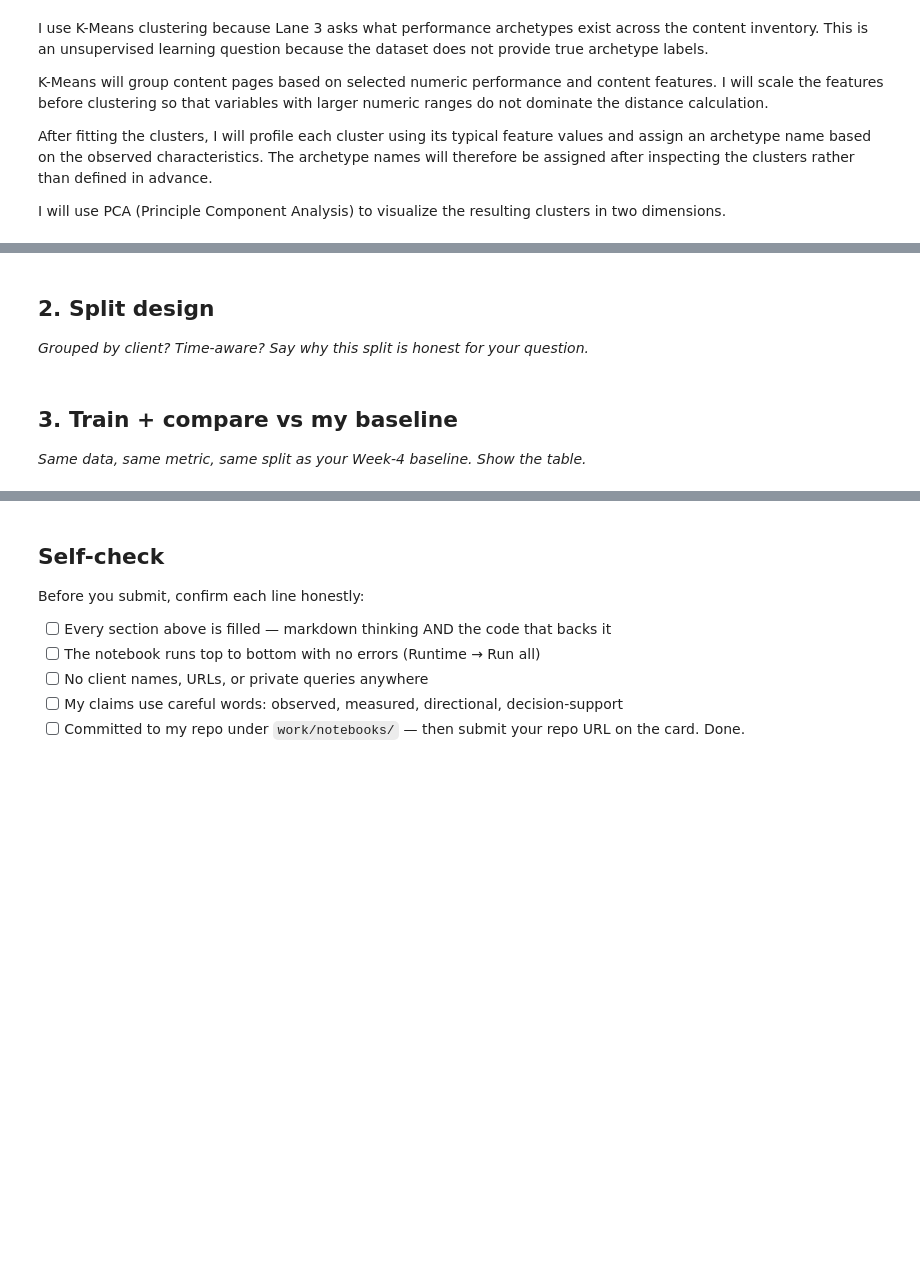
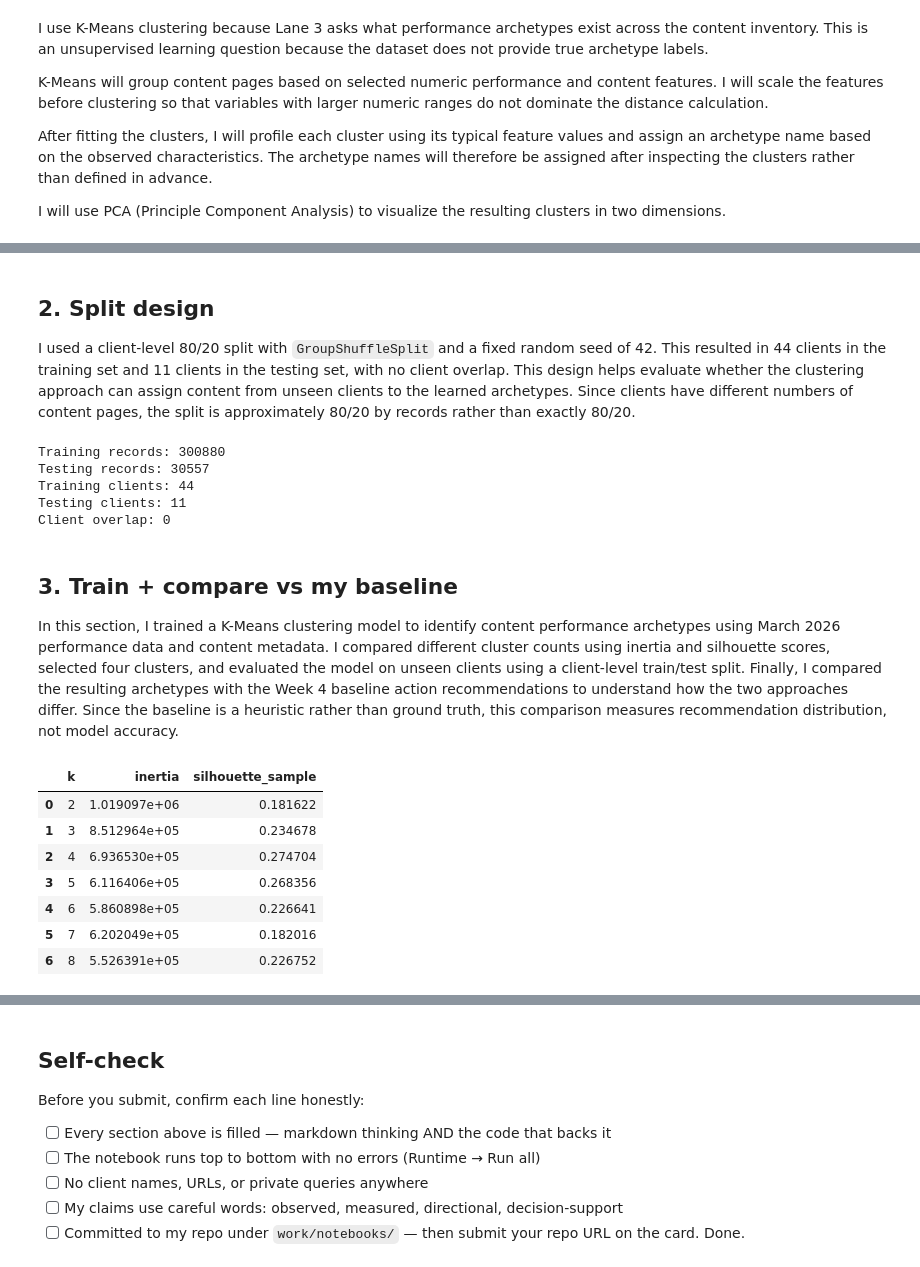
Before and after one commit to Mahnoor-Sajjad/Flyrank-Internship, a Jupyter notebook: work/notebooks/w05_model.ipynb, the cells around one changed output, grey strips where cells are left out. Drawn from its saved outputs; the diff is of its cells as text; code cells hidden in the pictures; blank space fills up the shorter version.

```diff
--- a/work/notebooks/w05_model.ipynb
+++ b/work/notebooks/w05_model.ipynb
@@ -673,8 +700,84 @@ I will use PCA (Principle Component Analysis) to visualize the resulting cluster
 # %% [markdown]
 ## 2. Split design
 
-*Grouped by client? Time-aware? Say why this split is honest for your question.*
+I used a client-level 80/20 split with `GroupShuffleSplit` and a fixed random seed of 42. This resulted in 44 clients in the training set and 11 clients in the testing set, with no client overlap. This design helps evaluate whether the clustering approach can assign content from unseen clients to the learned archetypes. Since clients have different numbers of content pages, the split is approximately 80/20 by records rather than exactly 80/20.
+# %%
+# Purpose: Split clients into training and testing groups so pages
+# belonging to the same client cannot appear in both sets.
+from sklearn.model_selection import GroupShuffleSplit
+
+splitter = GroupShuffleSplit(
+    n_splits=1,
+    test_size=0.20,
+    random_state=42
+)
+
+train_idx, test_idx = next(
+    splitter.split(combined, groups=combined["client_hash_id"])
+)
+
+train_data = combined.iloc[train_idx].copy()
+test_data = combined.iloc[test_idx].copy()
+
+print("Training records:", len(train_data))
+print("Testing records:", len(test_data))
+print("Training clients:", train_data["client_hash_id"].nunique())
+print("Testing clients:", test_data["client_hash_id"].nunique())
+print(
+    "Client overlap:",
+    len(set(train_data["client_hash_id"]) & set(test_data["client_hash_id"]))
+)
+# %% [output]
+Training records: 300880
+Testing records: 30557
+Training clients: 44
+Testing clients: 11
+Client overlap: 0
 # %% [markdown]
 ## 3. Train + compare vs my baseline
 
-*Same data, same metric, same split as your Week-4 baseline. Show the table.*
+In this section, I trained a K-Means clustering model to identify content performance archetypes using March 2026 performance data and content metadata. I compared different cluster counts using inertia and silhouette scores, selected four clusters, and evaluated the model on unseen clients using a client-level train/test split. Finally, I compared the resulting archetypes with the Week 4 baseline action recommendations to understand how the two approaches differ. Since the baseline is a heuristic rather than ground truth, this comparison measures recommendation distribution, not model accuracy.
+# %%
+# Purpose: Train K-Means models with different cluster counts and compare
+# their inertia and sampled silhouette scores to help choose K.
+from sklearn.cluster import MiniBatchKMeans
+from sklearn.metrics import silhouette_score
+import pandas as pd
+
+k_values = [2, 3, 4, 5, 6, 7, 8]
+results = []
+
+for k in k_values:
+    model = MiniBatchKMeans(
+        n_clusters=k,
+        random_state=42,
+        batch_size=4096,
+        n_init=3
+    )
+
+    labels = model.fit_predict(X)
+
+    score = silhouette_score(
+        X,
+        labels,
+        sample_size=5000,
+        random_state=42
+    )
+
+    results.append({
+        "k": k,
+        "inertia": model.inertia_,
+        "silhouette_sample": score
+    })
+
+results_df = pd.DataFrame(results)
+display(results_df)
+# %% [output]
+|  | k | inertia | silhouette_sample |
+| 0 | 2 | 1.019097e+06 | 0.181622 |
+| 1 | 3 | 8.512964e+05 | 0.234678 |
+| 2 | 4 | 6.936530e+05 | 0.274704 |
+| 3 | 5 | 6.116406e+05 | 0.268356 |
+| 4 | 6 | 5.860898e+05 | 0.226641 |
+| 5 | 7 | 6.202049e+05 | 0.182016 |
+| 6 | 8 | 5.526391e+05 | 0.226752 |
```
Also changed, not shown: parts of 22 cells of this notebook.
